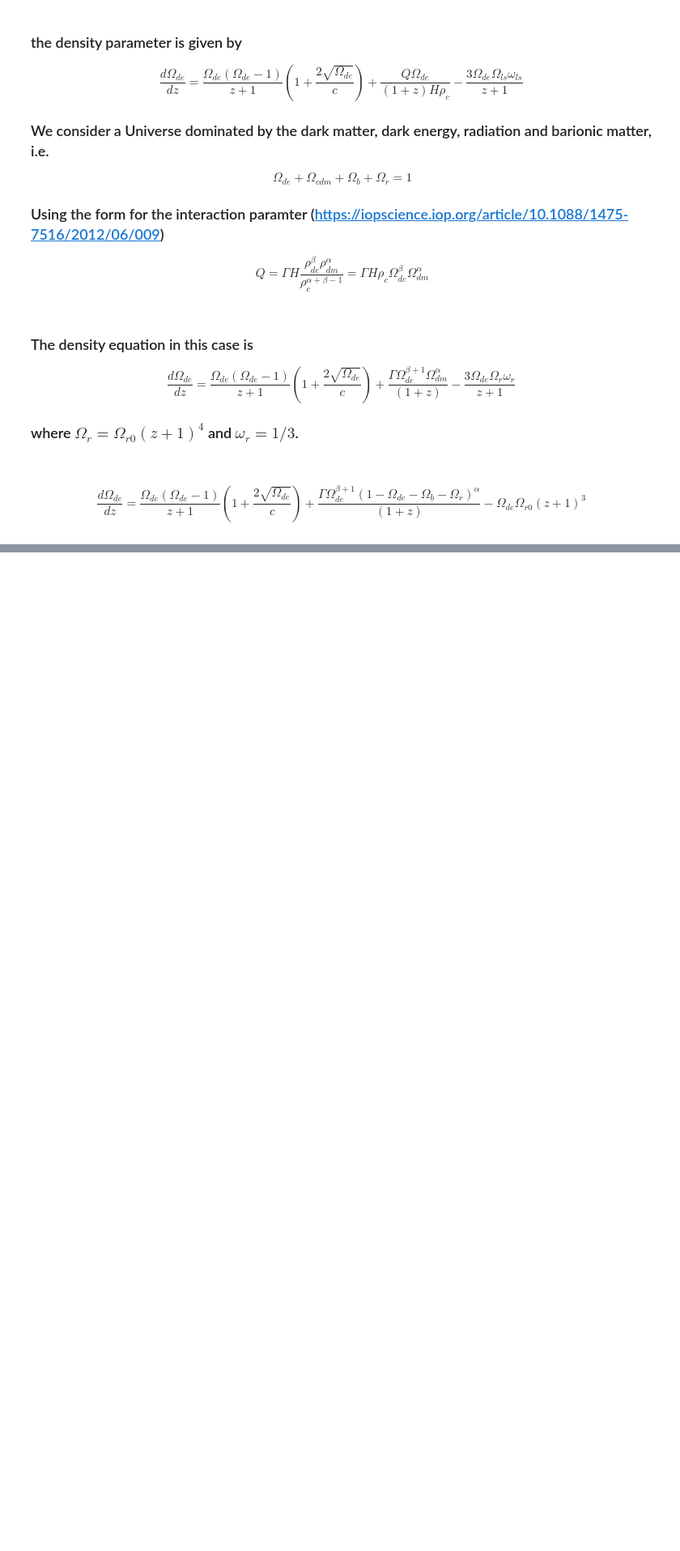
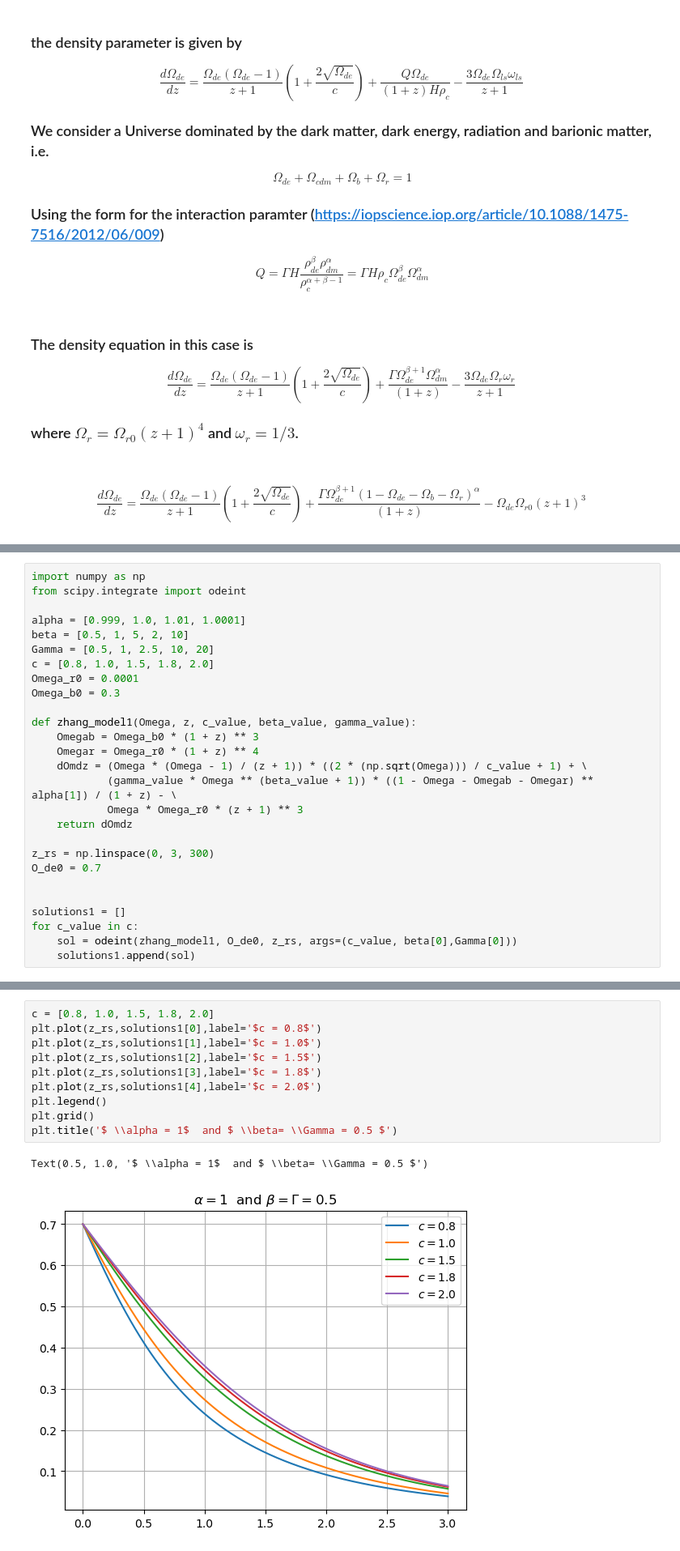
Before and after one commit to xlxnsxzpxtx/HolographicDE, a Jupyter notebook: Zhang_interac_2012.ipynb, the cells around one changed output, grey strips where cells are left out. Shown: that part at 81% size. Saved outputs shown, nothing was run; the diff lists cells and outputs as text; blank space fills up the shorter version.

Commit message:
zhang1

```diff
--- a/Zhang_interac_2012.ipynb
+++ b/Zhang_interac_2012.ipynb
@@ -33,0 +73,27 @@ $$
+# %%
+import numpy as np
+from scipy.integrate import odeint
+
+alpha = [0.999, 1.0, 1.01, 1.0001]
+beta = [0.5, 1, 5, 2, 10]
+Gamma = [0.5, 1, 2.5, 10, 20]
+c = [0.8, 1.0, 1.5, 1.8, 2.0]
+Omega_r0 = 0.0001
+Omega_b0 = 0.3
+
+def zhang_model1(Omega, z, c_value, beta_value, gamma_value):
+    Omegab = Omega_b0 * (1 + z) ** 3
+    Omegar = Omega_r0 * (1 + z) ** 4
+    dOmdz = (Omega * (Omega - 1) / (z + 1)) * ((2 * (np.sqrt(Omega))) / c_value + 1) + \
+            (gamma_value * Omega ** (beta_value + 1)) * ((1 - Omega - Omegab - Omegar) ** alpha[1]) / (1 + z) - \
+            Omega * Omega_r0 * (z + 1) ** 3
+    return dOmdz
+
+z_rs = np.linspace(0, 3, 300)
+O_de0 = 0.7
+
+
+solutions1 = []
+for c_value in c:
+    sol = odeint(zhang_model1, O_de0, z_rs, args=(c_value, beta[0],Gamma[0]))
+    solutions1.append(sol)
@@ -33,0 +112,13 @@ $$
+# %%
+c = [0.8, 1.0, 1.5, 1.8, 2.0]
+plt.plot(z_rs,solutions1[0],label='$c = 0.8$')
+plt.plot(z_rs,solutions1[1],label='$c = 1.0$')
+plt.plot(z_rs,solutions1[2],label='$c = 1.5$')
+plt.plot(z_rs,solutions1[3],label='$c = 1.8$')
+plt.plot(z_rs,solutions1[4],label='$c = 2.0$')
+plt.legend()
+plt.grid()
+plt.title('$ \\alpha = 1$  and $ \\beta= \\Gamma = 0.5 $')
+# %% [output]
+Text(0.5, 1.0, '$ \\alpha = 1$  and $ \\beta= \\Gamma = 0.5 $')
+[figure, added]
```
Also changed, not shown: parts of 5 cells of this notebook.
